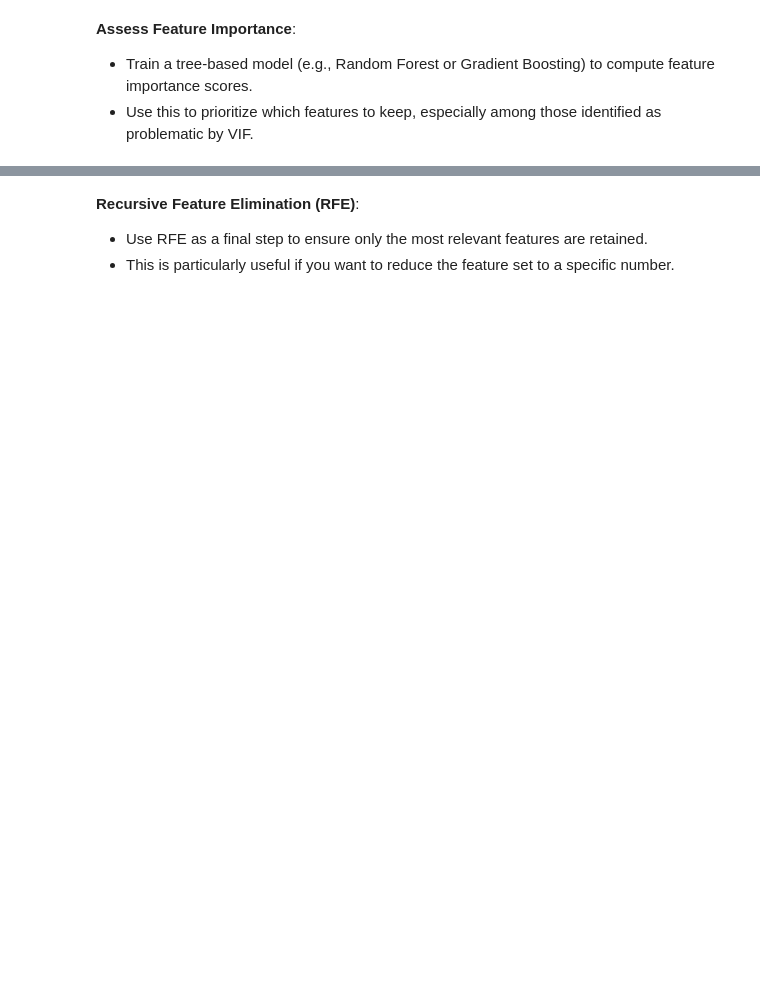
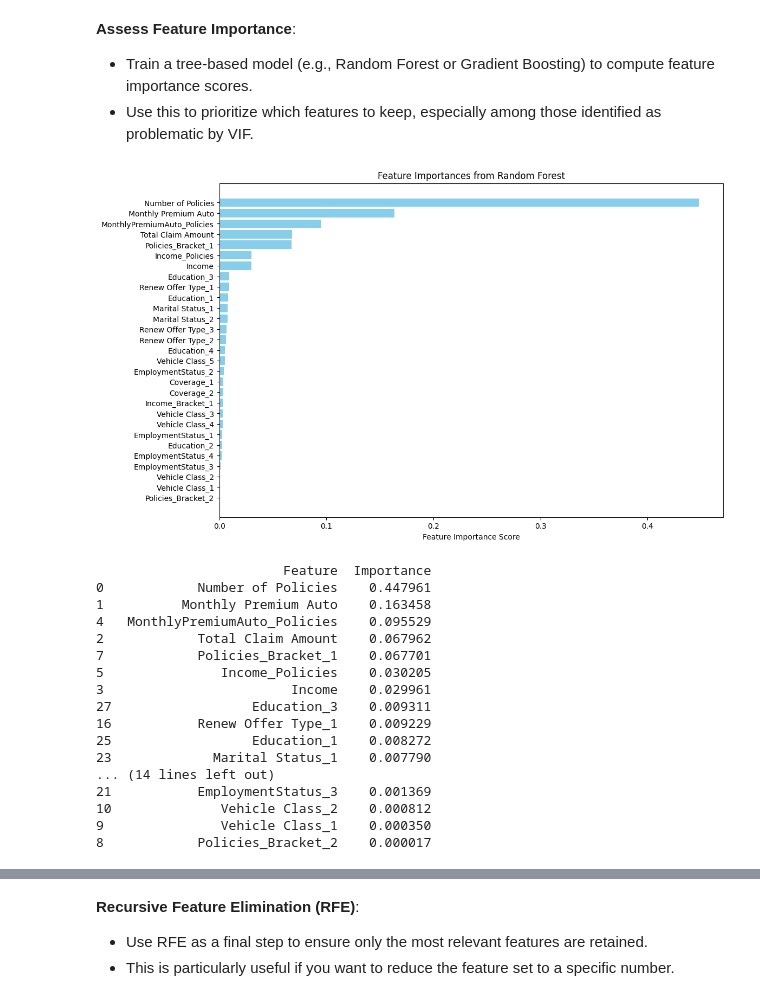
Before and after one commit to garnetezra/Capstone3, a Jupyter notebook: Module 3 & 4.ipynb, the cells around one changed output, grey strips where cells are left out. Saved outputs shown, nothing was run; the diff lists cells and outputs as text; code cells hidden in the pictures; blank space fills up the shorter version.

```diff
--- a/Module 3 & 4.ipynb
+++ b/Module 3 & 4.ipynb
@@ -808,3 +657,53 @@ KeyError: 'Customer Lifetime Value'
 **Assess Feature Importance**:
    - Train a tree-based model (e.g., Random Forest or Gradient Boosting) to compute feature importance scores.
    - Use this to prioritize which features to keep, especially among those identified as problematic by VIF.
+# %%
+from sklearn.ensemble import RandomForestRegressor
+# Define X (features) and y (target)
+X = df_encoded.drop(columns=['Customer Lifetime Value'])  # Replace with the exact target column name
+y = df_encoded['Customer Lifetime Value']
+# %%
+# Initialize the Random Forest model
+rf_model = RandomForestRegressor(random_state=42, n_estimators=100)
+
+# Fit the model
+rf_model.fit(X, y)
+
+# Get feature importance scores
+feature_importances = rf_model.feature_importances_
+# %%
+# Create a DataFrame for feature importance
+importance_df = pd.DataFrame({
+    'Feature': X.columns,
+    'Importance': feature_importances
+}).sort_values(by='Importance', ascending=False)
+
+# Plot the feature importances
+plt.figure(figsize=(12, 8))
+plt.barh(importance_df['Feature'], importance_df['Importance'], color='skyblue')
+plt.xlabel("Feature Importance Score")
+plt.title("Feature Importances from Random Forest")
+plt.gca().invert_yaxis()  # Invert y-axis to show the most important at the top
+plt.show()
+
+# Print the sorted importance values
+print(importance_df)
+# %% [output]
+[figure, added]
+                        Feature  Importance
+0            Number of Policies    0.447961
+1          Monthly Premium Auto    0.163458
+4   MonthlyPremiumAuto_Policies    0.095529
+2            Total Claim Amount    0.067962
+7            Policies_Bracket_1    0.067701
+5               Income_Policies    0.030205
+3                        Income    0.029961
+27                  Education_3    0.009311
+16           Renew Offer Type_1    0.009229
+25                  Education_1    0.008272
+23             Marital Status_1    0.007790
+... (14 lines left out)
+21           EmploymentStatus_3    0.001369
+10              Vehicle Class_2    0.000812
+9               Vehicle Class_1    0.000350
+8            Policies_Bracket_2    0.000017
```
Also changed, not shown: parts of 73 cells of this notebook.
